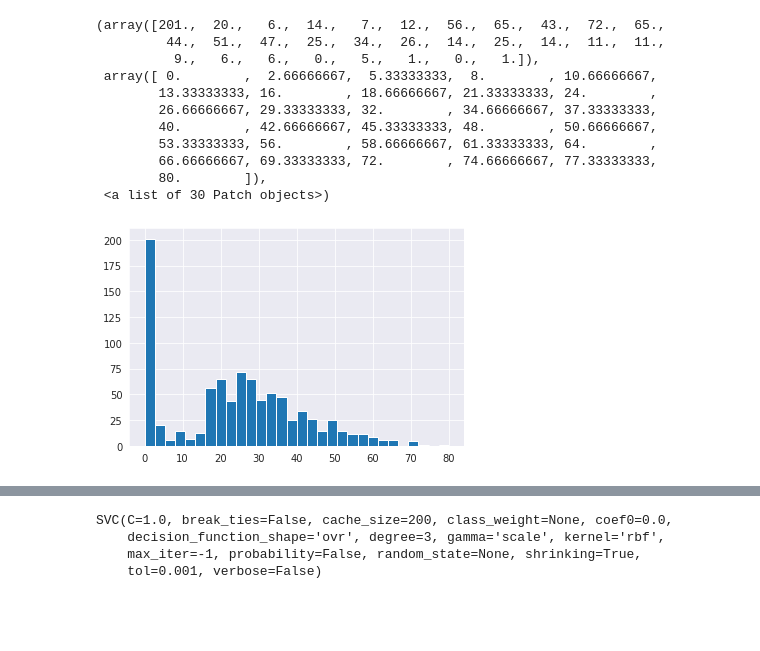
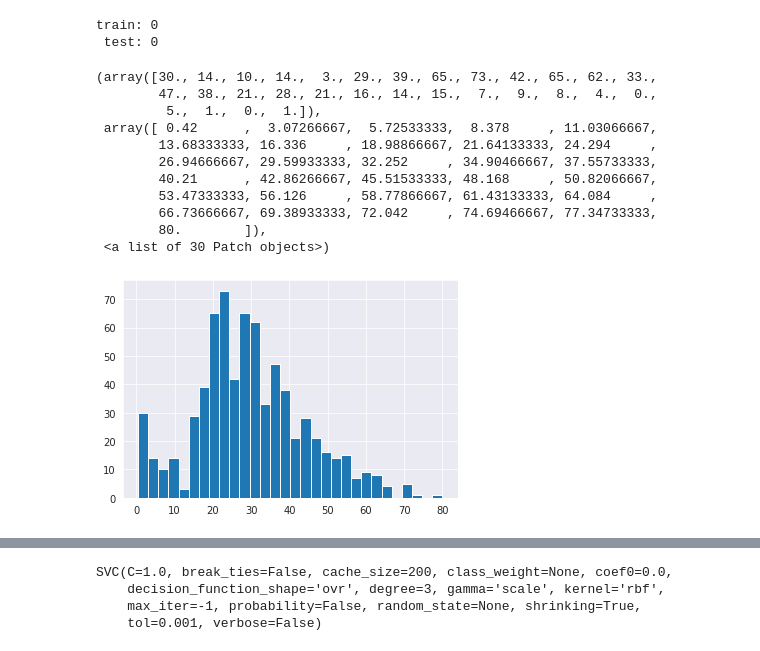
Before and after one commit to KizitoNaanma/Kaggle, a Jupyter notebook: Titanic.ipynb, the cells around one changed output, grey strips where cells are left out. Cells and saved outputs as stored; diff of their text form; code cells hidden in the pictures; blank space fills up the shorter version.

```diff
--- a/Titanic.ipynb
+++ b/Titanic.ipynb
@@ -7,4 +7,5 @@ import numpy as np
 # %%
 %matplotlib inline
 # %%
-df = pd.read_csv('train.csv')
+train_df = pd.read_csv('train.csv')
+test_df = pd.read_csv('test.csv')
@@ -29,0 +37,3 @@ df = df.fillna(0)
+# %%
+train_df = train_df.drop(['Name','Cabin','Ticket','PassengerId'],1)
+test_df = test_df.drop(['Name','Cabin','Ticket'],1)
@@ -29,0 +61,4 @@ df = df.fillna(0)
+# %%
+# train_df["Embarked"].isnull().sum()
+# train_df['Embarked'].value_counts()
+train_df["Embarked"] = train_df["Embarked"].fillna('S')
@@ -30,19 +83,26 @@ df = df.fillna(0)
+# %%
+train_null = train_df["Age"].isnull().sum()
+test_num = test_df['Age'].isnull().sum()
+print(f'train: {train_null}\n test: {test_num}')
+# %% [output]
+train: 0
+ test: 0
 # %%
 sns.set_style('darkgrid')
-plt.hist(df['Age'],bins=30)
+plt.hist(train_df['Age'],bins=30)
 # %% [output]
-(array([201.,  20.,   6.,  14.,   7.,  12.,  56.,  65.,  43.,  72.,  65.,
-         44.,  51.,  47.,  25.,  34.,  26.,  14.,  25.,  14.,  11.,  11.,
-          9.,   6.,   6.,   0.,   5.,   1.,   0.,   1.]),
- array([ 0.        ,  2.66666667,  5.33333333,  8.        , 10.66666667,
-        13.33333333, 16.        , 18.66666667, 21.33333333, 24.        ,
-        26.66666667, 29.33333333, 32.        , 34.66666667, 37.33333333,
-        40.        , 42.66666667, 45.33333333, 48.        , 50.66666667,
-        53.33333333, 56.        , 58.66666667, 61.33333333, 64.        ,
-        66.66666667, 69.33333333, 72.        , 74.66666667, 77.33333333,
+(array([30., 14., 10., 14.,  3., 29., 39., 65., 73., 42., 65., 62., 33.,
+        47., 38., 21., 28., 21., 16., 14., 15.,  7.,  9.,  8.,  4.,  0.,
+         5.,  1.,  0.,  1.]),
+ array([ 0.42      ,  3.07266667,  5.72533333,  8.378     , 11.03066667,
+        13.68333333, 16.336     , 18.98866667, 21.64133333, 24.294     ,
+        26.94666667, 29.59933333, 32.252     , 34.90466667, 37.55733333,
+        40.21      , 42.86266667, 45.51533333, 48.168     , 50.82066667,
+        53.47333333, 56.126     , 58.77866667, 61.43133333, 64.084     ,
+        66.73666667, 69.38933333, 72.042     , 74.69466667, 77.34733333,
         80.        ]),
  <a list of 30 Patch objects>)
-[figure, old version]
+[figure, new version]
 # %%
 labels = df['Sex'].unique()
 plt.pie(df['Sex'].value_counts(),labels=labels)
```
Also changed, not shown: parts of 35 cells of this notebook, 1 other file.
